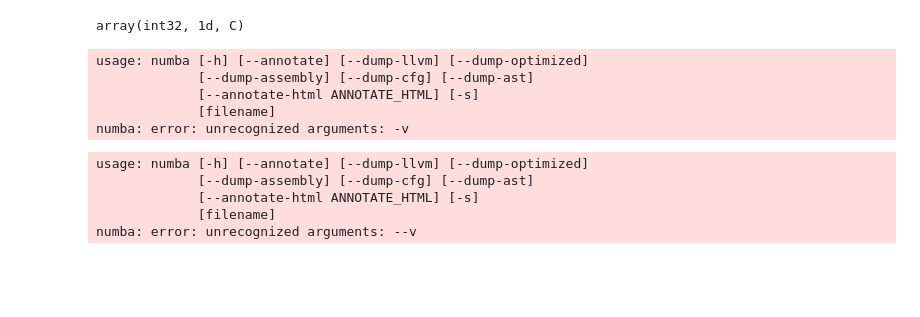
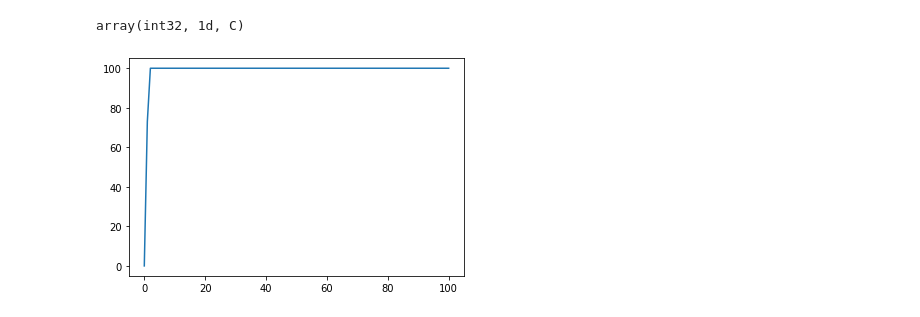
Before and after one commit to AlantheBenign/Critical-mass-model-for-social-dynamic, a Jupyter notebook: Modelo Novo/Untitled.ipynb, the cells around one changed output. Cells and saved outputs as stored; diff of their text form; code cells hidden in the pictures; blank space fills up the shorter version.

```diff
--- a/Modelo Novo/Untitled.ipynb
+++ b/Modelo Novo/Untitled.ipynb
@@ -385,6 +389,6 @@ def create_thresholds_jit2(N = 100, a = True, average = 25, deviation = 10):
 
     return thresholds
 # %%
-%time _= create_thresholds_jit(100000,10,10)
-typeof(thresholds)
+thresholds = create_thresholds_jit(100000,10,10)
+numba.typeof(thresholds)
 # %% [output]
@@ -457,5 +460,6 @@ NameError: name 'i' is not defined
 # %% [output]
 Wall time: 171 ms
 # %%
-%time _ = create_agents_jit(1000000,10,10)
+agents = create_agents_jit(100,0,10)
+%time _ = create_agents_jit(100,10,10)
 # %% [output]
@@ -558,5 +562,4 @@ print(numba.typeof(numba.float32[::1]))
 array(float64, 1d, C)
 typeref[array(float32, 1d, C)]
 # %%
-thresholds = create_thresholds_jit(100,25,10)
-print(thresholds)
+thresholds = create_thresholds_jit(100000,25,10)
@@ -615,14 +600,8 @@ def simulate_riot_stochastic(agents, steps = 100):
         progression[i] = riot_size
 
     return progression
-# %% [output]
-usage: numba [-h] [--annotate] [--dump-llvm] [--dump-optimized]
-             [--dump-assembly] [--dump-cfg] [--dump-ast]
-             [--annotate-html ANNOTATE_HTML] [-s]
-             [filename]
-numba: error: unrecognized arguments: -v
 # %%
-@njit(numba.float64[:](numba.int64,numba.int64,numba.int64))
+@numba.njit
 def simulate_riot_stochastic_jit(agents, steps = 100):
     """
     Inputs:
@@ -648,9 +627,12 @@ def simulate_riot_stochastic_jit(agents, steps = 100):
         progression[i] = riot_size
 
     return progression
-# %% [output]
-usage: numba [-h] [--annotate] [--dump-llvm] [--dump-optimized]
-             [--dump-assembly] [--dump-cfg] [--dump-ast]
-             [--annotate-html ANNOTATE_HTML] [-s]
-             [filename]
-numba: error: unrecognized arguments: --v
+# %%
+agents = create_agents_jit(100, 25, 10)
+pro = simulate_riot_stochastic_jit(agents)
+plt.figure()
+plt.plot(pro)
+#plt.ylim(-5,105)
+plt.show()
+# %% [output]
+[figure, added]
```
Also changed, not shown: parts of 21 cells of this notebook, 2 other files.
